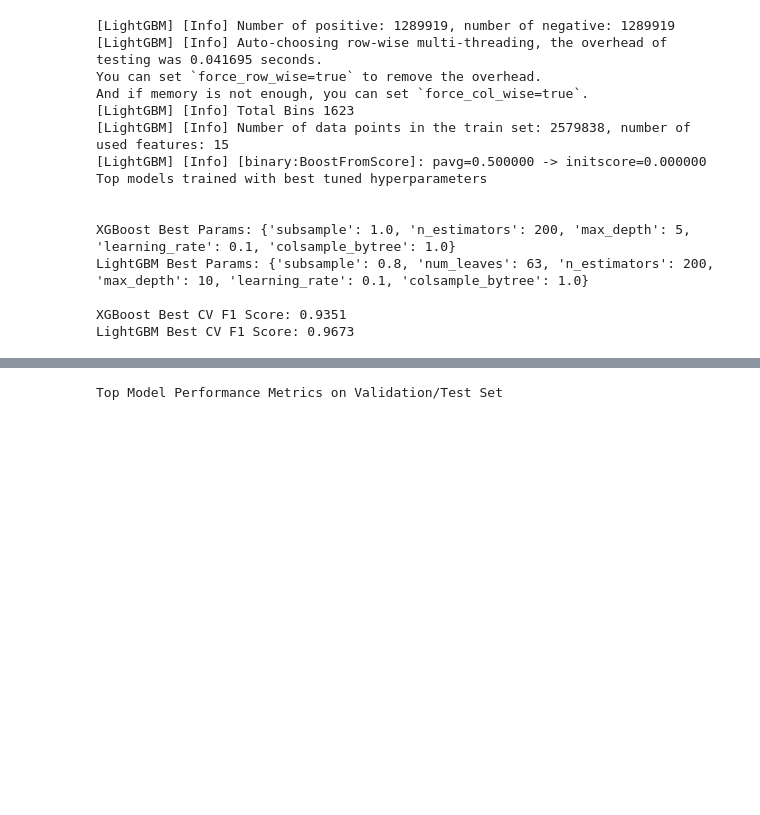
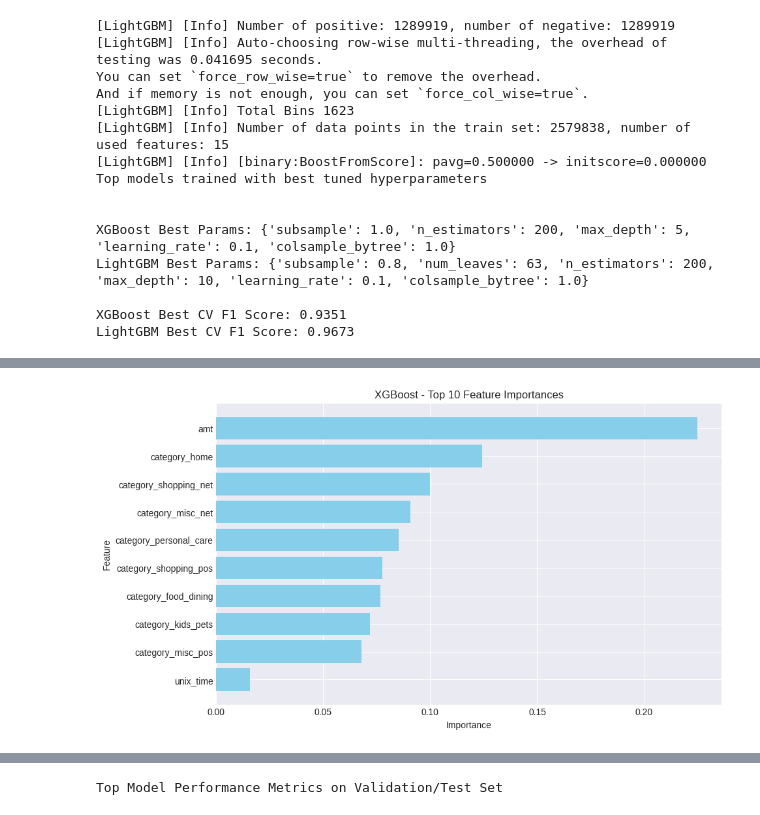
Before and after one commit to usama879/creditcardfraudproject, a Jupyter notebook: CreditCardFraud.ipynb, the cells around one changed output, grey strips where cells are left out. Drawn from its saved outputs; the diff is of its cells as text; code cells hidden in the pictures; blank space fills up the shorter version.

```diff
--- a/CreditCardFraud.ipynb
+++ b/CreditCardFraud.ipynb
@@ -2082,0 +2160,10 @@ LightGBM Best CV F1 Score: 0.9673
+# %%
+xgb_importance = xgb_tuned.feature_importances_
+xgb_features = X_train_resampled_selected.columns
+xgb_importance_df = pd.DataFrame({
+    "Feature": xgb_features,
+    "Importance": xgb_importance
+}).sort_values(by="Importance", ascending=False)
+
+print("Top 10 Features - XGBoost")
+display(xgb_importance_df.head(10))
@@ -2082,0 +2206,9 @@ LightGBM Best CV F1 Score: 0.9673
+# %%
+plt.figure(figsize=(10,6))
+plt.barh(xgb_importance_df['Feature'].head(10)[::-1], xgb_importance_df['Importance'].head(10)[::-1], color="skyblue")
+plt.title("XGBoost - Top 10 Feature Importances")
+plt.xlabel("Importance")
+plt.ylabel("Feature")
+plt.show()
+# %% [output]
+[figure, added]
```
Also changed, not shown: parts of 38 cells of this notebook.
